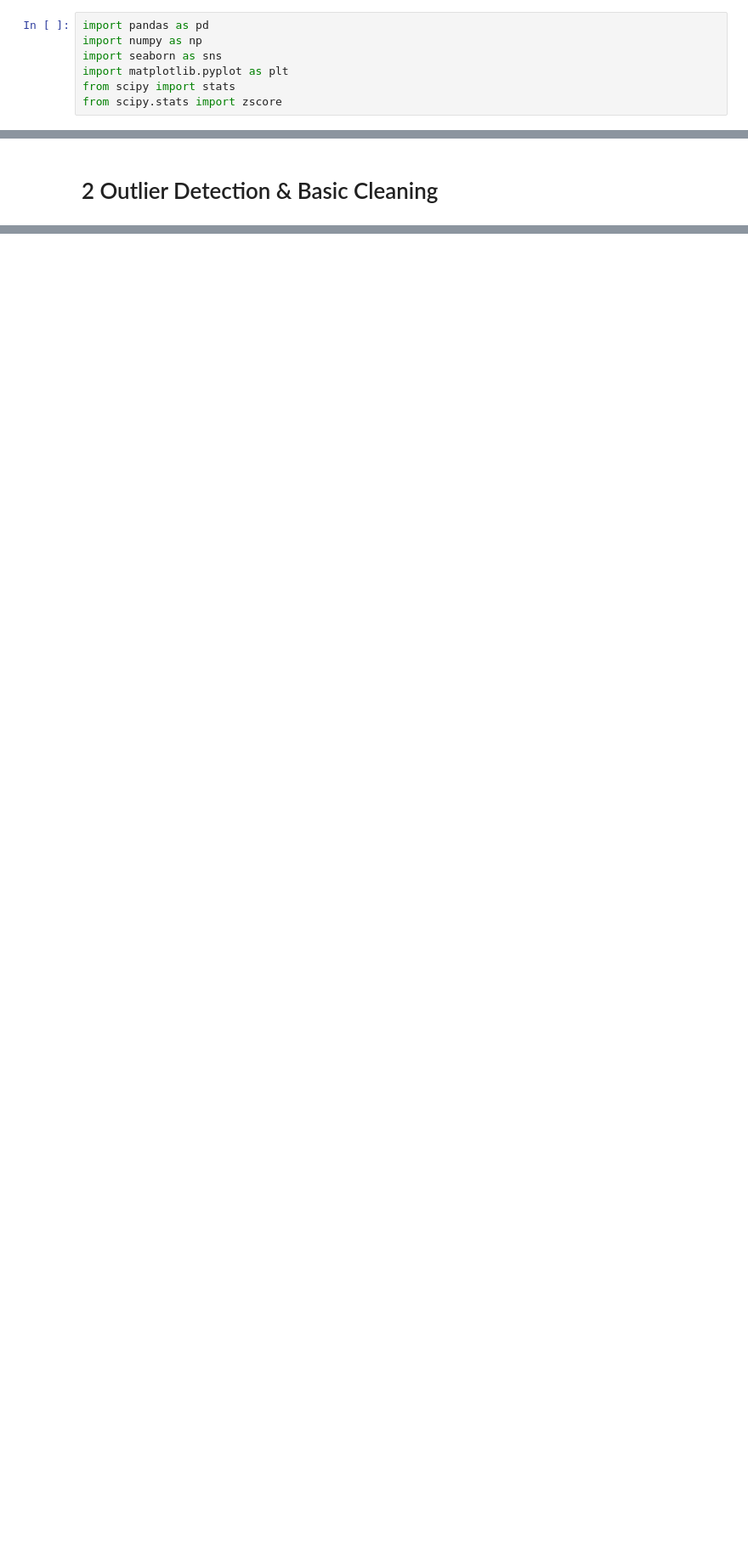
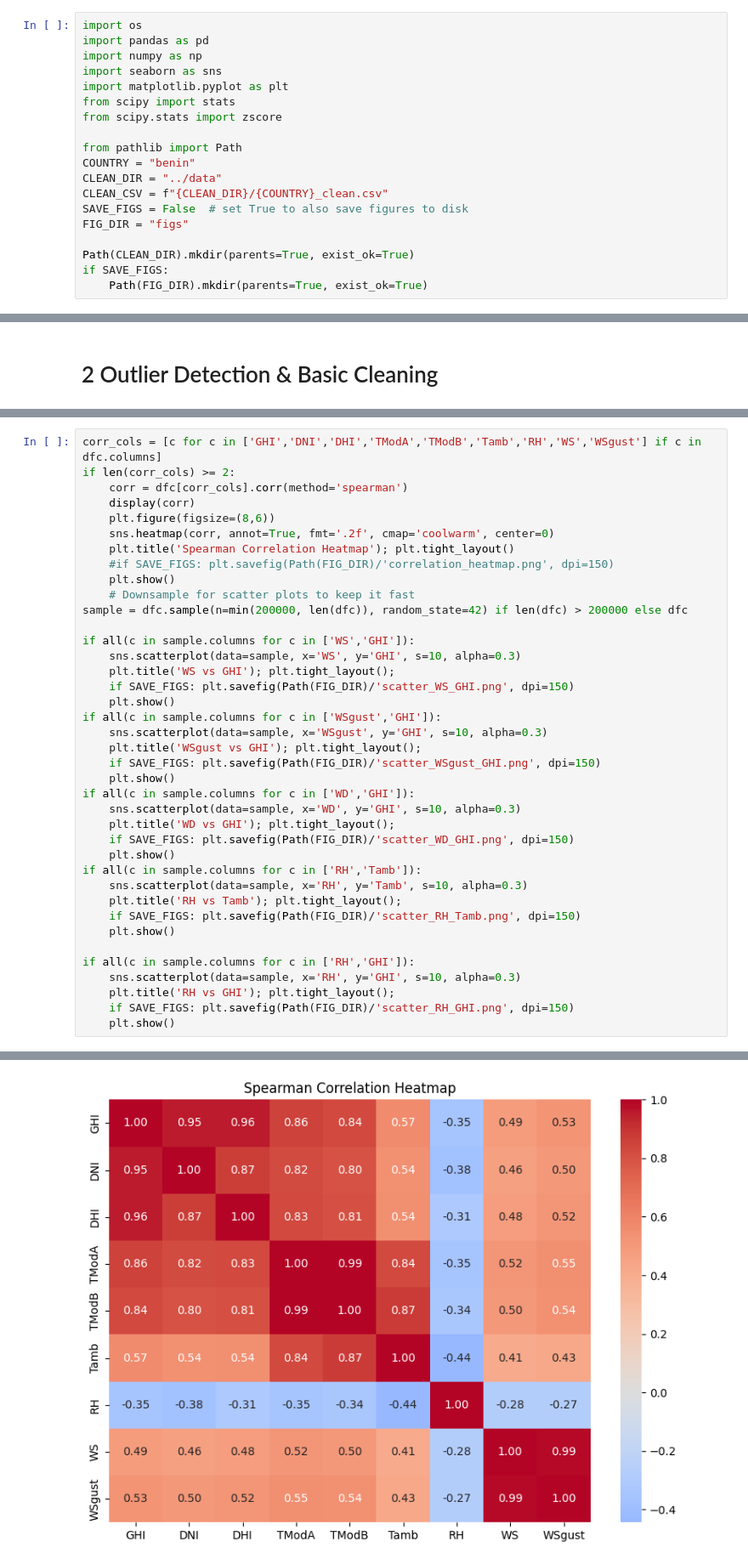
Before and after one commit to gashawbekele06/solar-challenge-week0, a Jupyter notebook: notebooks/benin_eda.ipynb, the cells around one changed output, grey strips where cells are left out. Shown at 85% size. Saved outputs shown, nothing was run; the diff lists cells and outputs as text; blank space fills up the shorter version.

```diff
--- a/notebooks/benin_eda.ipynb
+++ b/notebooks/benin_eda.ipynb
@@ -1,12 +1,24 @@
 # %% [markdown]
 Importing the dependencies
 # %%
+import os
 import pandas as pd
 import numpy as np
 import seaborn as sns
 import matplotlib.pyplot as plt
 from scipy import stats
 from scipy.stats import zscore
+
+from pathlib import Path
+COUNTRY = "benin"
+CLEAN_DIR = "../data"
+CLEAN_CSV = f"{CLEAN_DIR}/{COUNTRY}_clean.csv"
+SAVE_FIGS = False  # set True to also save figures to disk
+FIG_DIR = "figs"
+
+Path(CLEAN_DIR).mkdir(parents=True, exist_ok=True)
+if SAVE_FIGS:
+    Path(FIG_DIR).mkdir(parents=True, exist_ok=True)
 # %% [markdown]
 loading the data
 # %%
@@ -188,0 +187,40 @@ dtype: int64
+# %%
+corr_cols = [c for c in ['GHI','DNI','DHI','TModA','TModB','Tamb','RH','WS','WSgust'] if c in dfc.columns]
+if len(corr_cols) >= 2:
+    corr = dfc[corr_cols].corr(method='spearman')
+    display(corr)
+    plt.figure(figsize=(8,6))
+    sns.heatmap(corr, annot=True, fmt='.2f', cmap='coolwarm', center=0)
+    plt.title('Spearman Correlation Heatmap'); plt.tight_layout()
+    #if SAVE_FIGS: plt.savefig(Path(FIG_DIR)/'correlation_heatmap.png', dpi=150)
+    plt.show()
+    # Downsample for scatter plots to keep it fast
+sample = dfc.sample(n=min(200000, len(dfc)), random_state=42) if len(dfc) > 200000 else dfc
+
+if all(c in sample.columns for c in ['WS','GHI']):
+    sns.scatterplot(data=sample, x='WS', y='GHI', s=10, alpha=0.3)
+    plt.title('WS vs GHI'); plt.tight_layout();
+    if SAVE_FIGS: plt.savefig(Path(FIG_DIR)/'scatter_WS_GHI.png', dpi=150)
+    plt.show()
+if all(c in sample.columns for c in ['WSgust','GHI']):
+    sns.scatterplot(data=sample, x='WSgust', y='GHI', s=10, alpha=0.3)
+    plt.title('WSgust vs GHI'); plt.tight_layout();
+    if SAVE_FIGS: plt.savefig(Path(FIG_DIR)/'scatter_WSgust_GHI.png', dpi=150)
+    plt.show()
+if all(c in sample.columns for c in ['WD','GHI']):
+    sns.scatterplot(data=sample, x='WD', y='GHI', s=10, alpha=0.3)
+    plt.title('WD vs GHI'); plt.tight_layout();
+    if SAVE_FIGS: plt.savefig(Path(FIG_DIR)/'scatter_WD_GHI.png', dpi=150)
+    plt.show()
+if all(c in sample.columns for c in ['RH','Tamb']):
+    sns.scatterplot(data=sample, x='RH', y='Tamb', s=10, alpha=0.3)
+    plt.title('RH vs Tamb'); plt.tight_layout();
+    if SAVE_FIGS: plt.savefig(Path(FIG_DIR)/'scatter_RH_Tamb.png', dpi=150)
+    plt.show()
+
+if all(c in sample.columns for c in ['RH','GHI']):
+    sns.scatterplot(data=sample, x='RH', y='GHI', s=10, alpha=0.3)
+    plt.title('RH vs GHI'); plt.tight_layout();
+    if SAVE_FIGS: plt.savefig(Path(FIG_DIR)/'scatter_RH_GHI.png', dpi=150)
+    plt.show()
+# %% [output]
@@ -188,0 +237 @@ dtype: int64
+[figure, added]
```
Also changed, not shown: parts of 19 cells of this notebook.
